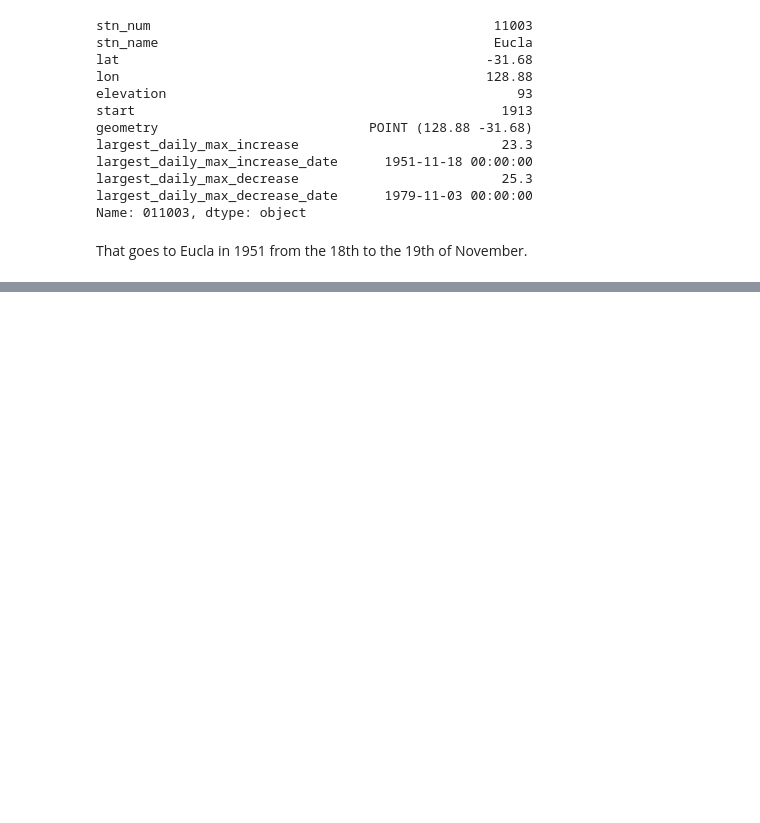
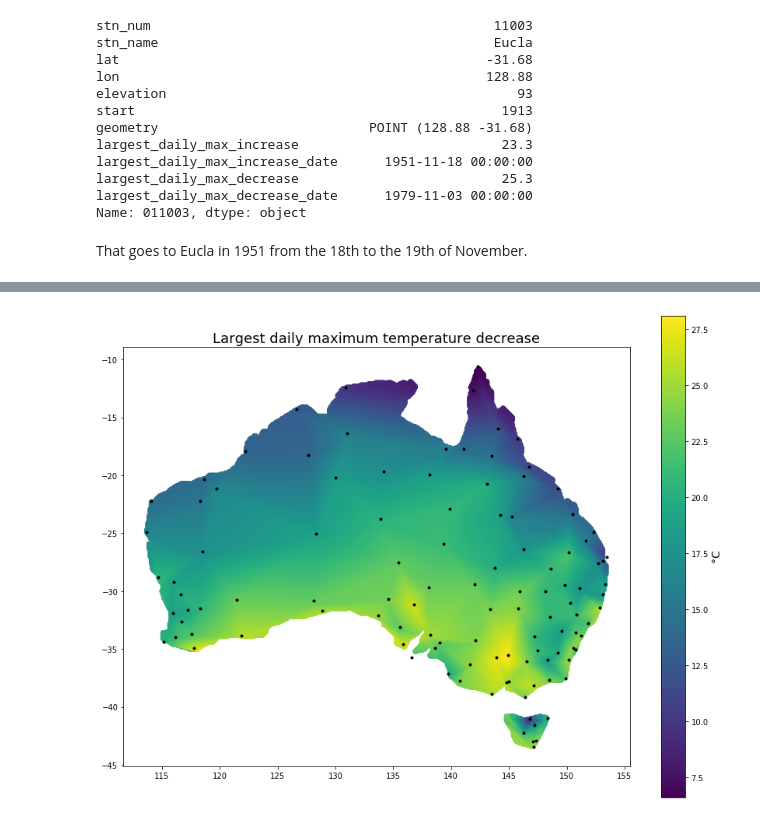
Before and after one commit to amacd31/data_analysis_notebooks, a Jupyter notebook: Maximum temperature daily variance investigation.ipynb, the cells around one changed output, grey strips where cells are left out. Saved outputs shown, nothing was run; the diff lists cells and outputs as text; code cells hidden in the pictures; blank space fills up the shorter version.

Commit message:
Add interpolated grids to temperature variance notebook

```diff
--- a/Maximum temperature daily variance investigation.ipynb
+++ b/Maximum temperature daily variance investigation.ipynb
@@ -30,7 +30,7 @@ Fetch station meta data
 The PhilDB instance only stores the data stored against each station ID. Therefore to do more detailed analysis (i.e. know more about where a particular time series is from) we need to fetch additional meta data from from the Bureau of Meteorology website.
 # %%
 # Get station list as a Pandas DataFrame
-station_list = pd.read_csv('http://www.bom.gov.au/climate/change/acorn-sat/map/stations-acorn-sat.txt')
+station_list = pd.read_csv('stations-acorn-sat.txt') #pd.read_csv('http://www.bom.gov.au/climate/change/acorn-sat/map/stations-acorn-sat.txt')
 
 # Create a station_id column from the stn_num column that has zero left-padded IDs
 station_list['station_id'] = station_list['stn_num'].apply(lambda x: '{0:06d}'.format(x))
@@ -229,0 +250,12 @@ Freq: D, Name: 011003, dtype: float64
+# %%
+xi = np.arange(110,155.01,0.1)
+yi = np.arange(-45.01, -10, 0.1)
+xi,yi = np.meshgrid(xi,yi)
+
+zi = griddata((gdf.lon.values,gdf.lat.values),gdf.largest_daily_max_decrease.values,(xi,yi),method='linear')
+
+geometry = pd.Series([Point((x,y)) for x, y in zip(xi.flatten(), yi.flatten())])
+grid_frame = gpd.GeoDataFrame(zi.flatten(), geometry=geometry, crs={'init': 'epsg:4326'})
+intersected_grid = grid_frame[grid_frame.geometry.within(aus.ix[8].geometry)]
+
+#plt.savefig('largest_daily_max_decrease_gridded.png', facecolor='white')
@@ -229,0 +269,14 @@ Freq: D, Name: 011003, dtype: float64
+# %%
+fig, ax = plt.subplots(figsize=(12, 9))
+ax.set_aspect('equal')
+
+intersected_grid.plot(ax=ax, column=0, legend=True)
+plt.plot(gdf.lon,gdf.lat,'k.')
+
+fig.get_axes()[1].set_ylabel('$\degree$C', fontdict={'fontsize':14})
+title = ax.set_title('Largest daily maximum temperature decrease', fontdict={'fontsize':18})
+plt.tight_layout()
+
+plt.savefig('largest_daily_max_decrease_gridded.png', facecolor='white')
+# %% [output]
+[figure, added]
```
Also changed, not shown: parts of 11 cells of this notebook.
